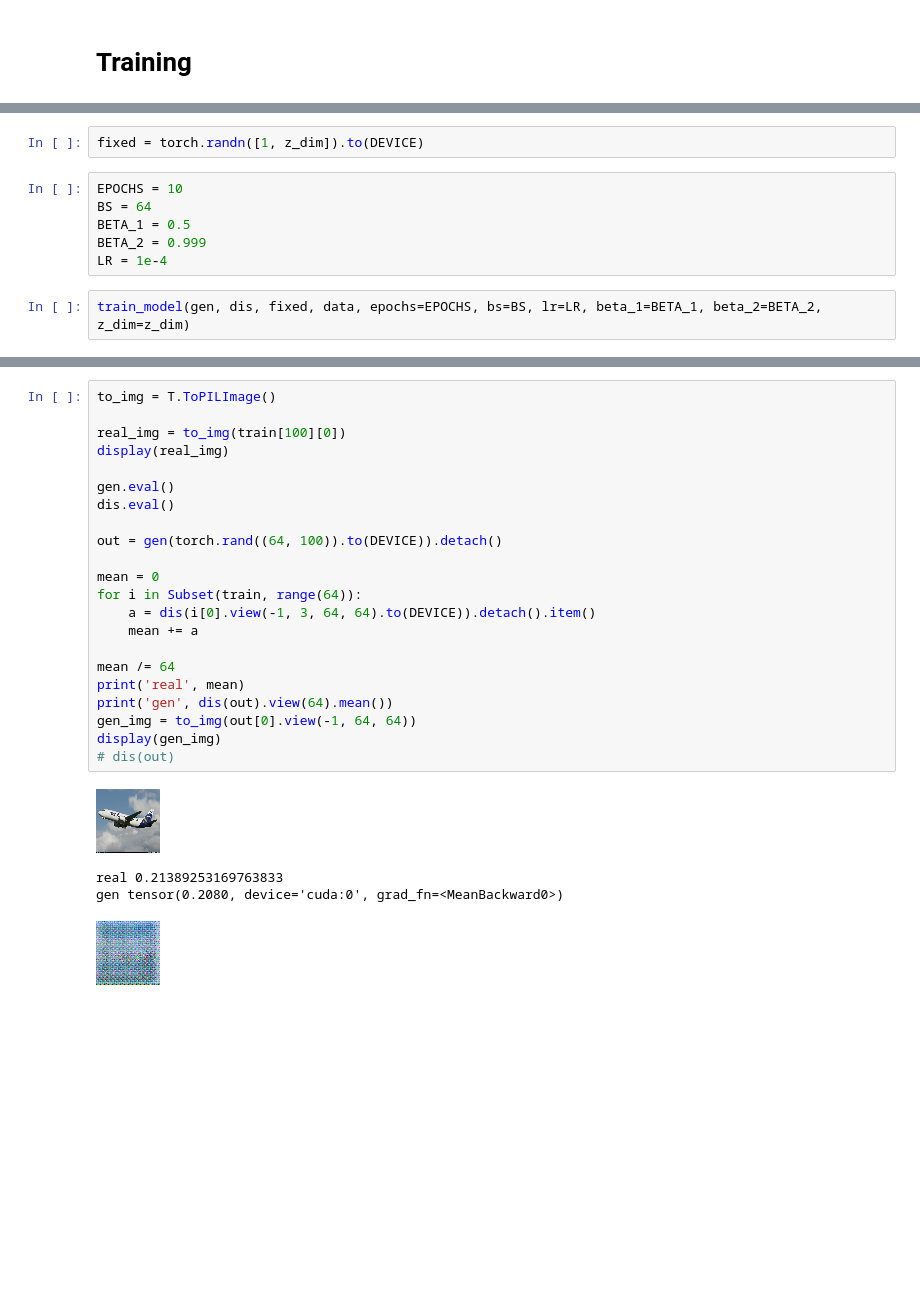
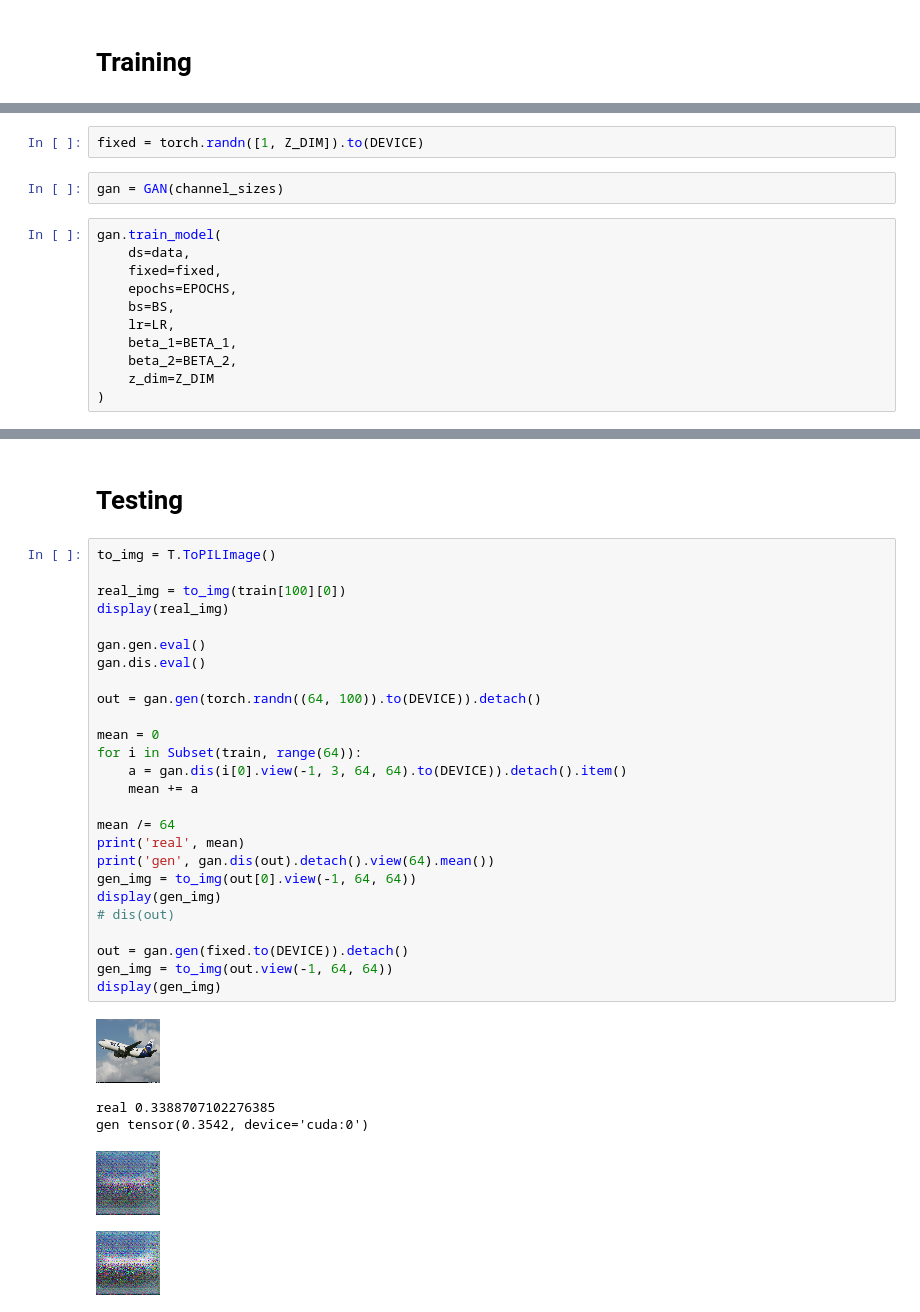
Before and after one commit to bradley-ray/implementing-deep-learn-papers, a Jupyter notebook: deep_convolutional_gan.ipynb, the cells around one changed output, grey strips where cells are left out. Saved outputs shown, nothing was run; the diff lists cells and outputs as text; blank space fills up the shorter version.

```diff
--- a/deep_convolutional_gan.ipynb
+++ b/deep_convolutional_gan.ipynb
@@ -234,11 +260,16 @@ dis = Discriminator(channel_sizes=channel_sizes).to(DEVICE)
 # %%
-fixed = torch.randn([1, z_dim]).to(DEVICE)
+fixed = torch.randn([1, Z_DIM]).to(DEVICE)
-# %%
-EPOCHS = 10
-BS = 64
-BETA_1 = 0.5
-BETA_2 = 0.999
-LR = 1e-4
+# %%
+gan = GAN(channel_sizes)
 # %%
-train_model(gen, dis, fixed, data, epochs=EPOCHS, bs=BS, lr=LR, beta_1=BETA_1, beta_2=BETA_2, z_dim=z_dim)
+gan.train_model(
+    ds=data,
+    fixed=fixed,
+    epochs=EPOCHS,
+    bs=BS,
+    lr=LR,
+    beta_1=BETA_1,
+    beta_2=BETA_2,
+    z_dim=Z_DIM
+)
 # %% [output]
@@ -269,27 +296,34 @@ plt.plot(gen_loss)
+# %% [markdown]
+# Testing
 # %%
 to_img = T.ToPILImage()
 
 real_img = to_img(train[100][0])
 display(real_img)
 
-gen.eval()
-dis.eval()
+gan.gen.eval()
+gan.dis.eval()
 
-out = gen(torch.rand((64, 100)).to(DEVICE)).detach()
+out = gan.gen(torch.randn((64, 100)).to(DEVICE)).detach()
 
 mean = 0
 for i in Subset(train, range(64)):
-    a = dis(i[0].view(-1, 3, 64, 64).to(DEVICE)).detach().item()
+    a = gan.dis(i[0].view(-1, 3, 64, 64).to(DEVICE)).detach().item()
     mean += a
 
 mean /= 64
 print('real', mean)
-print('gen', dis(out).view(64).mean())
+print('gen', gan.dis(out).detach().view(64).mean())
 gen_img = to_img(out[0].view(-1, 64, 64))
 display(gen_img)
 # dis(out)
+
+out = gan.gen(fixed.to(DEVICE)).detach()
+gen_img = to_img(out.view(-1, 64, 64))
+display(gen_img)
 # %% [output]
 [figure]
-real 0.21389253169763833
-gen tensor(0.2080, device='cuda:0', grad_fn=<MeanBackward0>)
+real 0.3388707102276385
+gen tensor(0.3542, device='cuda:0')
-[figure, old version]
+[figure, new version]
+[figure, added]
```
Also changed, not shown: parts of 20 cells of this notebook.
